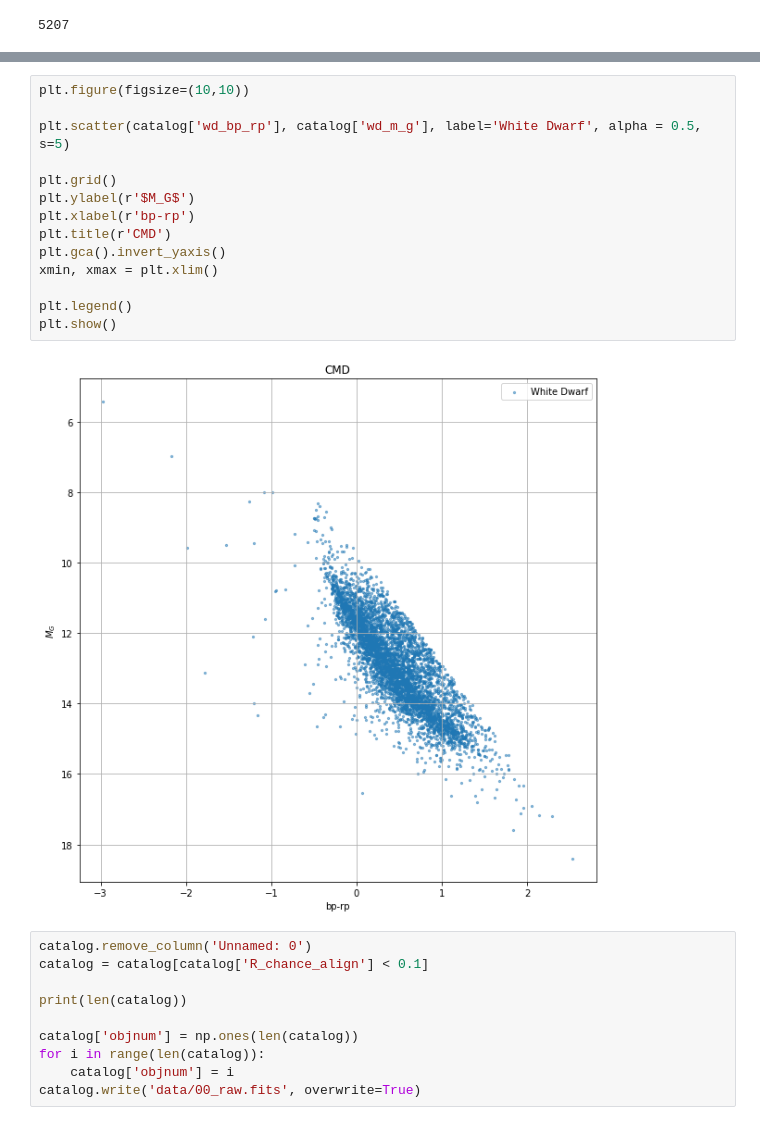
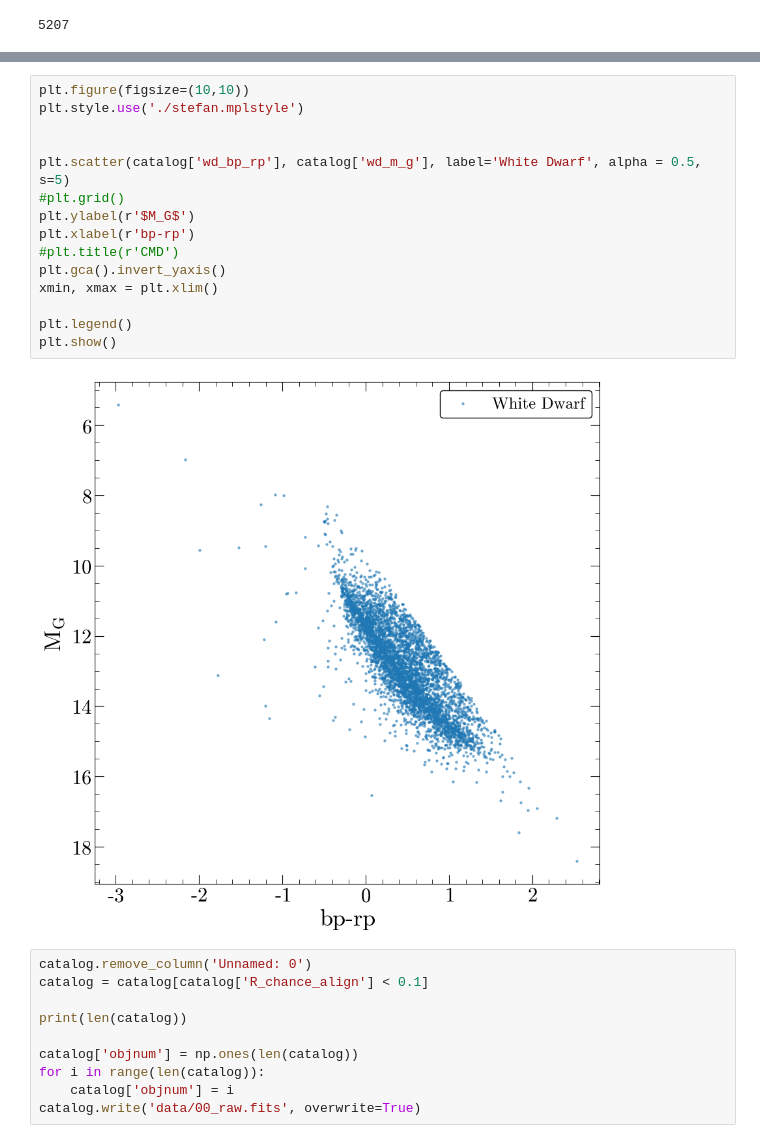
Before and after one commit to stefanarseneau/gravitational-redshift, a Jupyter notebook: 01_data_select.ipynb, the cells around one changed output, grey strips where cells are left out. Drawn from its saved outputs; the diff is of its cells as text.

```diff
--- a/01_data_select.ipynb
+++ b/01_data_select.ipynb
@@ -206,20 +207,21 @@ df[['name', 'ra', 'dec']].write(r'data/wd_locs.txt', format='csv', overwrite=Tru
 Length = 5207 rows
 # %%
 plt.figure(figsize=(10,10))
+plt.style.use('./stefan.mplstyle')
+
 
 plt.scatter(catalog['wd_bp_rp'], catalog['wd_m_g'], label='White Dwarf', alpha = 0.5, s=5)
-
-plt.grid()
+#plt.grid()
 plt.ylabel(r'$M_G$')
 plt.xlabel(r'bp-rp')
-plt.title(r'CMD')
+#plt.title(r'CMD')
 plt.gca().invert_yaxis()
 xmin, xmax = plt.xlim()
 
 plt.legend()
 plt.show()
 # %% [output]
-[figure, old version]
+[figure, new version]
 # %%
 catalog.remove_column('Unnamed: 0')
 catalog = catalog[catalog['R_chance_align'] < 0.1]
```
Also changed, not shown: parts of 3 cells of this notebook, 29 other files.
